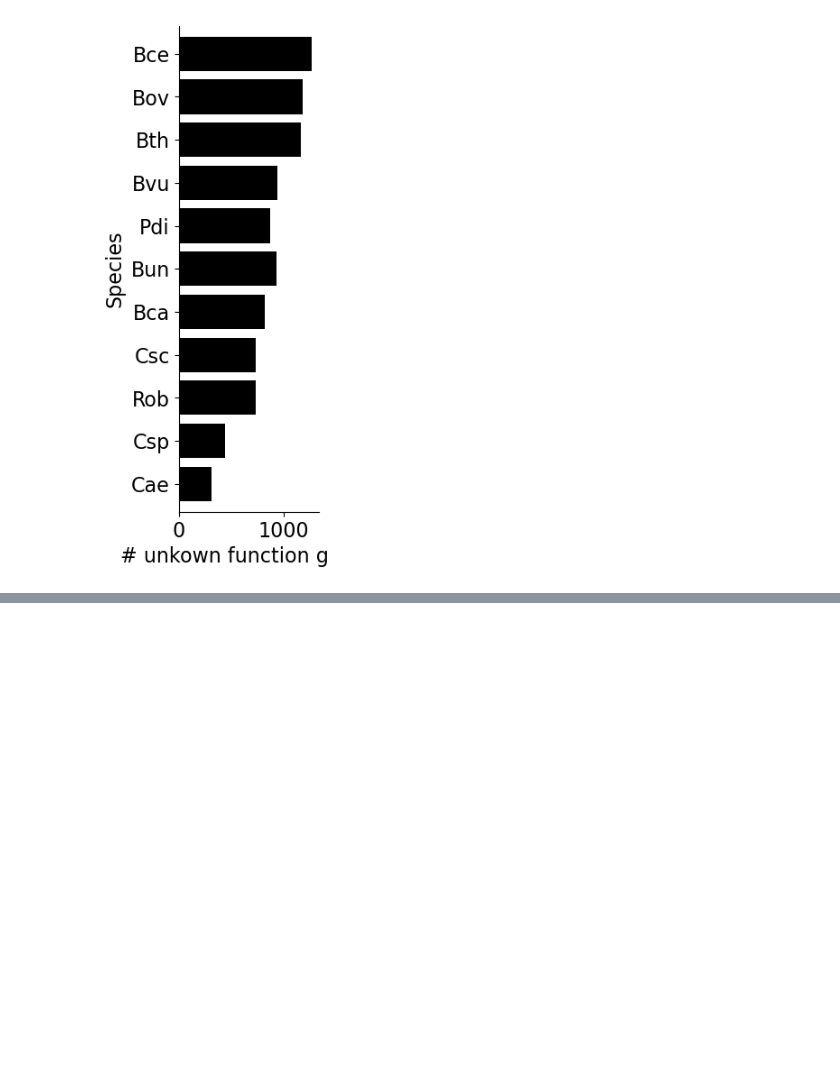
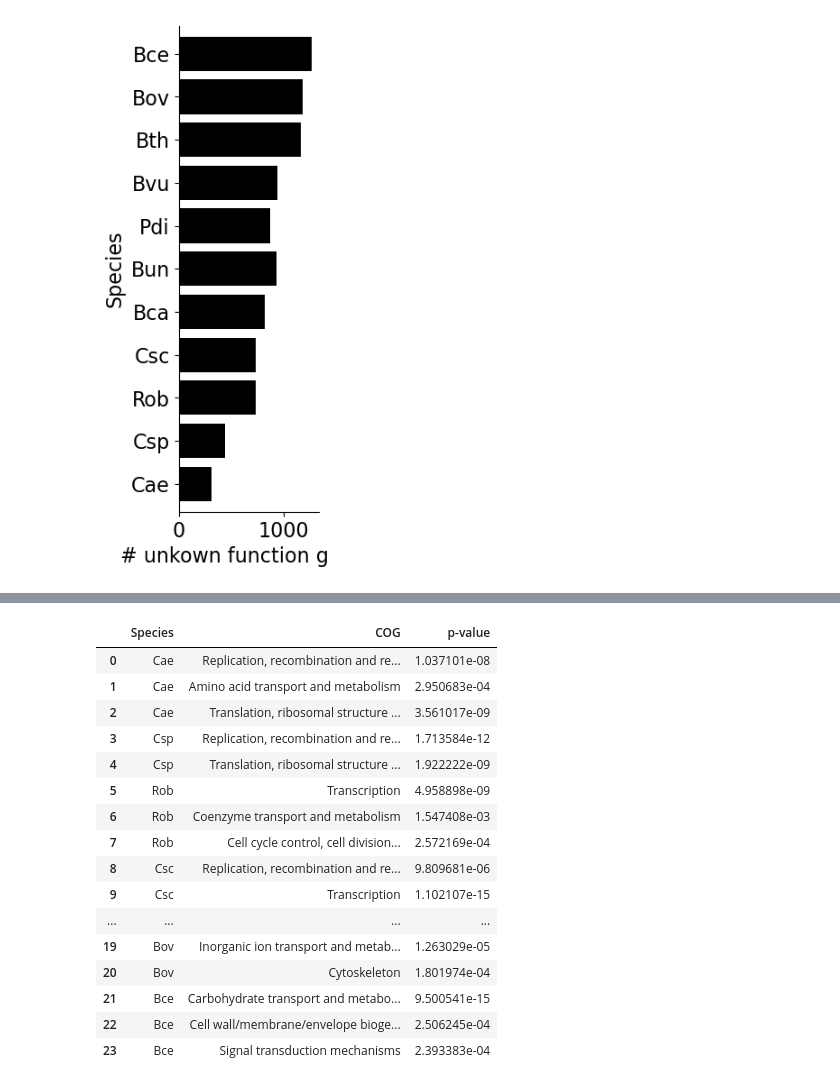
Before and after one commit to alejandrocs98/masters-thesis, a Jupyter notebook: metabolic-modeling/Annotation.ipynb, the cells around one changed output, grey strips where cells are left out. Cells and saved outputs as stored; diff of their text form; code cells hidden in the pictures; blank space fills up the shorter version.

```diff
--- a/metabolic-modeling/Annotation.ipynb
+++ b/metabolic-modeling/Annotation.ipynb
@@ -217,16 +282,16 @@ plt.show()
 # %%
 unknown = {'S':'Function unkown'}
 
-eggNOG_stacked_sorted = eggNOG_stacked[vec].loc[['C. aerofaciens', 'C. spiroforme', 'R. obeum', 'C. scindens', 'B. caccae', 'B. uniformis', 'P. distasonis', 'B. vulgatus', 'B. thetaiotaomicron', 'B. ovatus', 'B. cellulosilyticus'],:]
-eggNOG_stacked_sorted.index = eggNOG_stacked_sorted.index.map(pretty_names_dir_)
-eggNOG_stacked_sorted = eggNOG_stacked_sorted.loc[:, ['S']]
-eggNOG_stacked_sorted.columns = eggNOG_stacked_sorted.columns.map(unknown)
-eggNOG_stacked_sorted
+eggNOG_stacked_sorted_ = eggNOG_stacked[vec].loc[['C. aerofaciens', 'C. spiroforme', 'R. obeum', 'C. scindens', 'B. caccae', 'B. uniformis', 'P. distasonis', 'B. vulgatus', 'B. thetaiotaomicron', 'B. ovatus', 'B. cellulosilyticus'],:]
+eggNOG_stacked_sorted_.index = eggNOG_stacked_sorted_.index.map(pretty_names_dir_)
+eggNOG_stacked_sorted_ = eggNOG_stacked_sorted_.loc[:, ['S']]
+eggNOG_stacked_sorted_.columns = eggNOG_stacked_sorted_.columns.map(unknown)
+eggNOG_stacked_sorted_
 
 plt.rcParams['axes.spines.right'] = False
 plt.rcParams['axes.spines.top'] = False
 plt.rcParams.update({'font.size': 16})
-eggNOG_stacked_sorted.plot(kind='barh', stacked=True, figsize= (2,7), color='k', width=0.8, legend=False)
+eggNOG_stacked_sorted_.plot(kind='barh', stacked=True, figsize= (2,7), color='k', width=0.8, legend=False)
 # plt.legend(loc='upper right', bbox_to_anchor=(1.65, 1),
 #           ncol=1, fancybox=True, shadow=False, title='COG Categories', title_fontsize=14, fontsize=12)
 plt.ylabel('Species')
@@ -237,0 +305,4 @@ plt.show()
+# %%
+# eggNOG_stacked_ = pd.concat([eggNOG_stacked_sorted, eggNOG_stacked_sorted_], axis=1)
+eggNOG_stacked_ = eggNOG_stacked_sorted.copy()
+eggNOG_stacked_
@@ -237,0 +324,39 @@ plt.show()
+# %%
+p_values = []
+
+M = eggNOG_stacked_.sum().sum()
+for species in eggNOG_stacked_.index:
+    n = eggNOG_stacked_.loc[species].sum()
+    for cat in eggNOG_stacked_.columns:
+        N = eggNOG_stacked_[cat].sum().sum()
+        k = eggNOG_stacked_.loc[species, cat]
+        p = hypergeom.sf(k, M, n, N)
+
+        p_values.append([species, cat, p])
+
+# bonferroni = 0.05/len(p_values)
+# bonferroni = 0.05/11 # Species
+bonferroni = 0.05/21 # COG categories
+
+p_values_bonferroni = [i for i in p_values if i[2] < bonferroni]
+p_values_bonferroni = pd.DataFrame(p_values_bonferroni, columns=['Species', 'COG', 'p-value'])
+# p_values_bonferroni.to_excel('annotation/overrepresented_cog.xlsx', sheet_name='species', index=False)
+p_values_bonferroni
+# %% [output]
+|  | Species | COG | p-value |
+| 0 | Cae | Replication, recombination and re... | 1.037101e-08 |
+| 1 | Cae | Amino acid transport and metabolism | 2.950683e-04 |
+| 2 | Cae | Translation, ribosomal structure ... | 3.561017e-09 |
+| 3 | Csp | Replication, recombination and re... | 1.713584e-12 |
+| 4 | Csp | Translation, ribosomal structure ... | 1.922222e-09 |
+| 5 | Rob | Transcription | 4.958898e-09 |
+| 6 | Rob | Coenzyme transport and metabolism | 1.547408e-03 |
+| 7 | Rob | Cell cycle control, cell division... | 2.572169e-04 |
+| 8 | Csc | Replication, recombination and re... | 9.809681e-06 |
+| 9 | Csc | Transcription | 1.102107e-15 |
+| ... | ... | ... | ... |
+| 19 | Bov | Inorganic ion transport and metab... | 1.263029e-05 |
+| 20 | Bov | Cytoskeleton | 1.801974e-04 |
+| 21 | Bce | Carbohydrate transport and metabo... | 9.500541e-15 |
+| 22 | Bce | Cell wall/membrane/envelope bioge... | 2.506245e-04 |
+| 23 | Bce | Signal transduction mechanisms | 2.393383e-04 |
```
Also changed, not shown: parts of 19 cells of this notebook.
